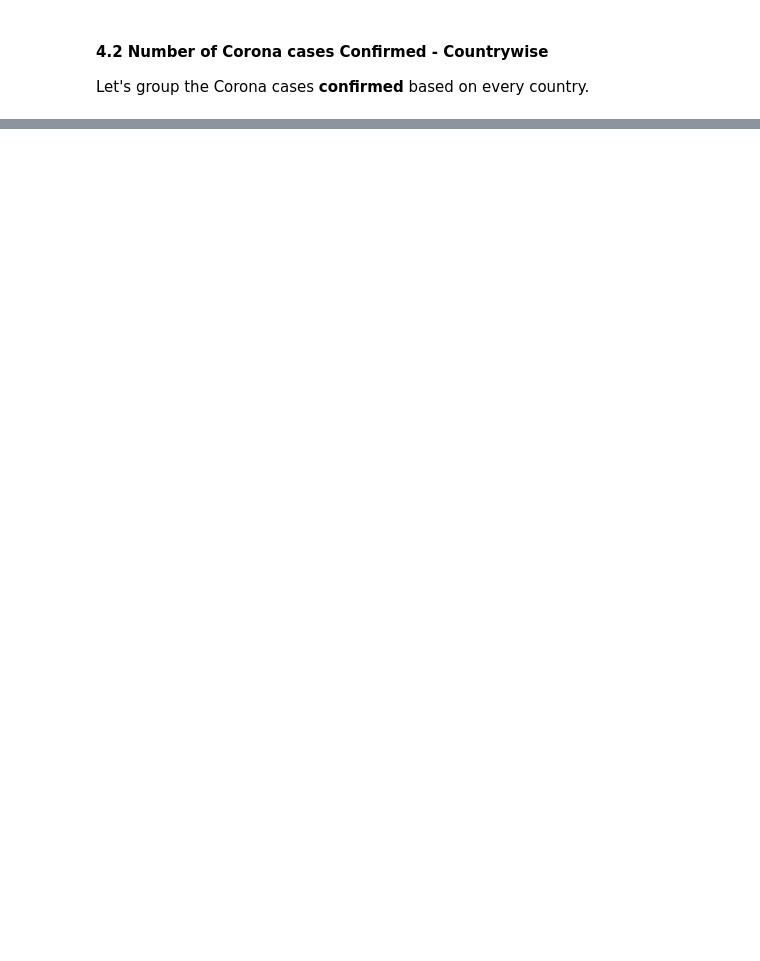
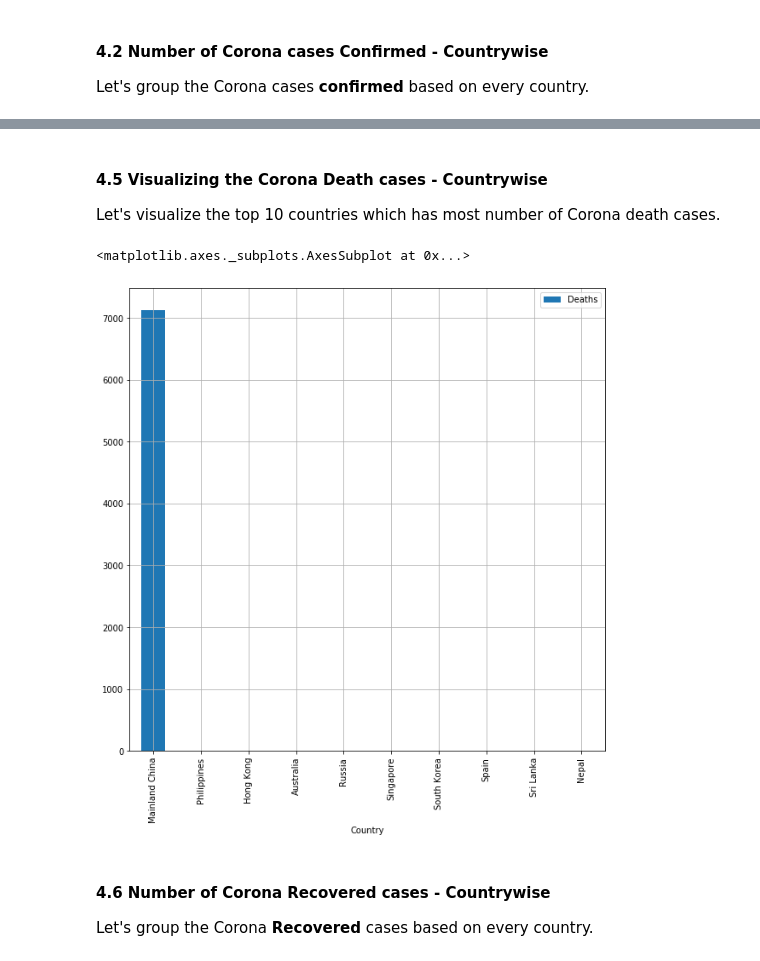
Before and after one commit to sunilkumarmano/Exploratory-Data-Analysis, a Jupyter notebook: Novel Corona Virus 2020 - Exploratory Data Analysis/Exploratory Data Analysis on Novel Corona Virus 2020.ipynb, the cells around one changed output, grey strips where cells are left out. Cells and saved outputs as stored; diff of their text form; code cells hidden in the pictures; blank space fills up the shorter version.

```diff
--- a/Novel Corona Virus 2020 - Exploratory Data Analysis/Exploratory Data Analysis on Novel Corona Virus 2020.ipynb
+++ b/Novel Corona Virus 2020 - Exploratory Data Analysis/Exploratory Data Analysis on Novel Corona Virus 2020.ipynb
@@ -185,0 +217,4 @@ AttributeError: 'DataFrame' object has no attribute 'sort'
+# %%
+corona_death = corona_data.groupby("Country").Deaths.sum().reset_index()
+corona_death_cases = corona_death.sort_values("Deaths", ascending = False)
+corona_death_cases
@@ -185,0 +239,14 @@ AttributeError: 'DataFrame' object has no attribute 'sort'
+# %% [markdown]
+#### 4.5 Visualizing the Corona Death cases - Countrywise
+
+Let's visualize the top 10 countries which has most number of Corona death cases.
+# %%
+top_10_corona_death_cases = corona_death_cases.head(10)
+top_10_corona_death_cases.plot("Country", ["Deaths"], kind = "bar", grid = True, figsize = (10,10))
+# %% [output]
+<matplotlib.axes._subplots.AxesSubplot at 0x...>
+[figure, added]
+# %% [markdown]
+#### 4.6 Number of Corona Recovered cases - Countrywise
+
+Let's group the Corona __Recovered__ cases based on every country.
```
Also changed, not shown: parts of 32 cells of this notebook.
